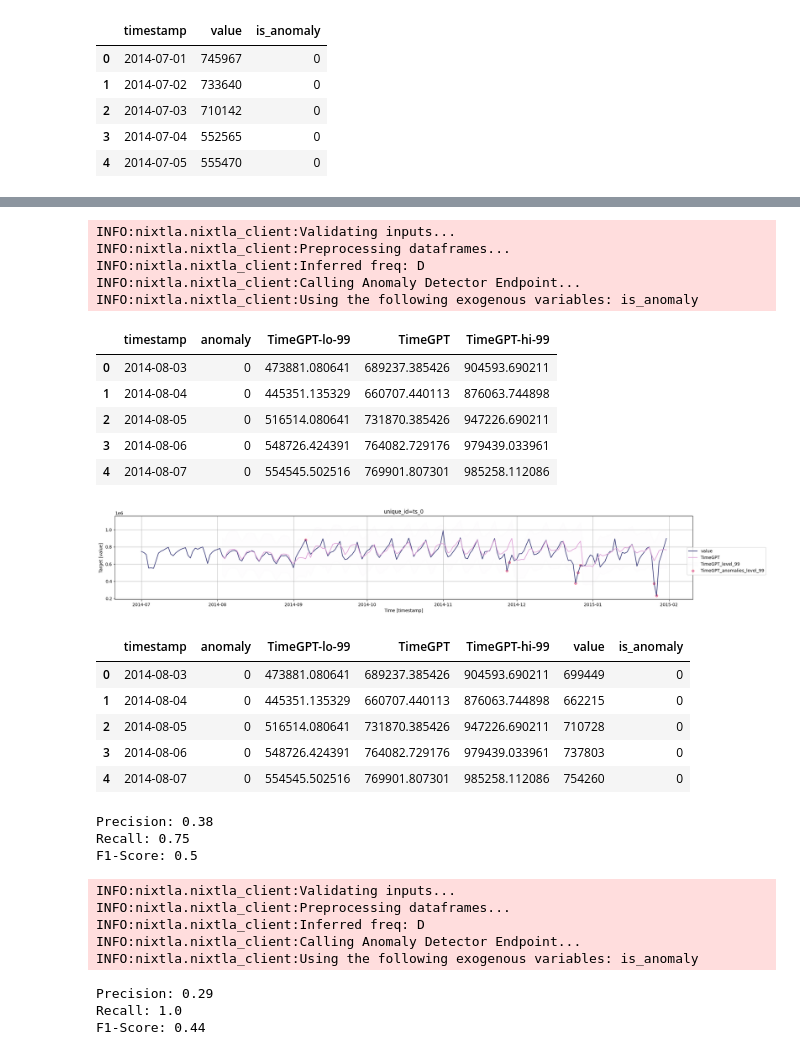
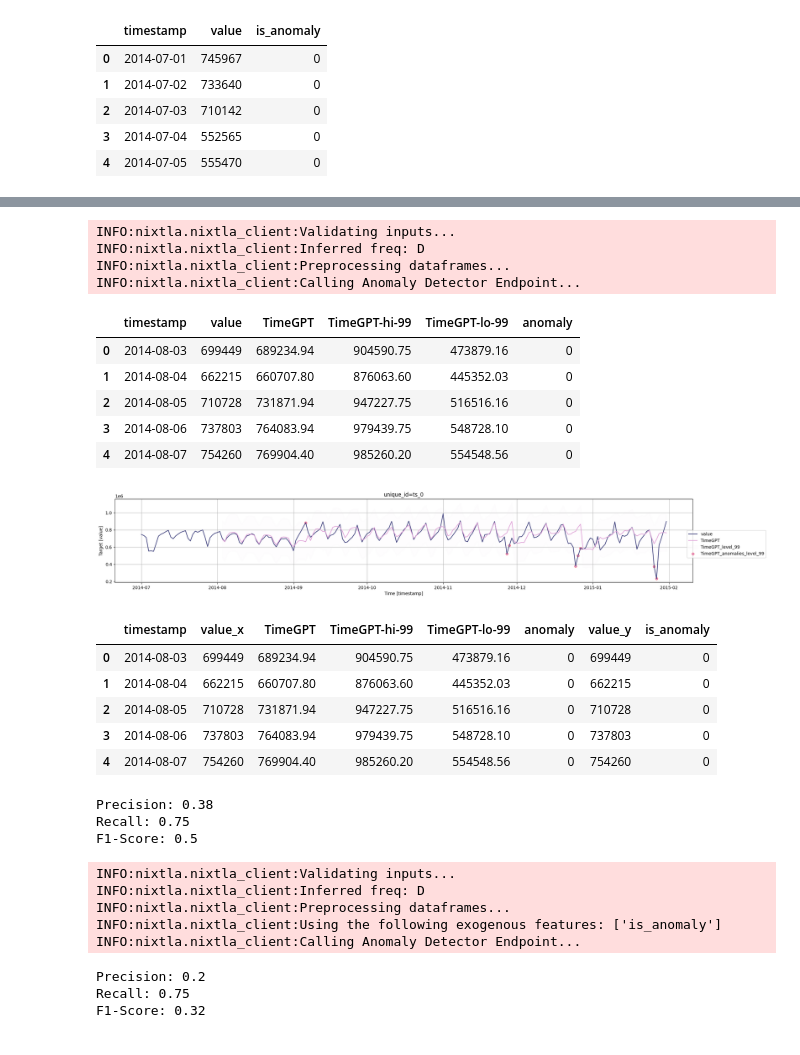
Before and after one commit to marcopeix/TimeSeriesForecastingUsingFoundationModels, a Jupyter notebook: CH03/CH03.ipynb, the cells around one changed output, grey strips where cells are left out. Saved outputs shown, nothing was run; the diff lists cells and outputs as text; code cells hidden in the pictures.

```diff
--- a/CH03/CH03.ipynb
+++ b/CH03/CH03.ipynb
@@ -557,20 +634,19 @@ plt.savefig("figures/CH03_codefig09.png", dpi=300)
 # %%
 anomalies_df = nixtla_client.detect_anomalies(
-    df,
+    df[['timestamp', 'value']],
     time_col='timestamp',
     target_col='value',
 )
-
+anomalies_df['anomaly'] = anomalies_df['anomaly'].astype(int)
 anomalies_df.head()
 # %% [output]
 INFO:nixtla.nixtla_client:Validating inputs...
+INFO:nixtla.nixtla_client:Inferred freq: D
 INFO:nixtla.nixtla_client:Preprocessing dataframes...
-INFO:nixtla.nixtla_client:Inferred freq: D
 INFO:nixtla.nixtla_client:Calling Anomaly Detector Endpoint...
-INFO:nixtla.nixtla_client:Using the following exogenous variables: is_anomaly
-|  | timestamp | anomaly | TimeGPT-lo-99 | TimeGPT | TimeGPT-hi-99 |
-| 0 | 2014-08-03 | 0 | 473881.080641 | 689237.385426 | 904593.690211 |
-| 1 | 2014-08-04 | 0 | 445351.135329 | 660707.440113 | 876063.744898 |
-| 2 | 2014-08-05 | 0 | 516514.080641 | 731870.385426 | 947226.690211 |
-| 3 | 2014-08-06 | 0 | 548726.424391 | 764082.729176 | 979439.033961 |
-| 4 | 2014-08-07 | 0 | 554545.502516 | 769901.807301 | 985258.112086 |
+|  | timestamp | value | TimeGPT | TimeGPT-hi-99 | TimeGPT-lo-99 | anomaly |
+| 0 | 2014-08-03 | 699449 | 689234.94 | 904590.75 | 473879.16 | 0 |
+| 1 | 2014-08-04 | 662215 | 660707.80 | 876063.60 | 445352.03 | 0 |
+| 2 | 2014-08-05 | 710728 | 731871.94 | 947227.75 | 516516.16 | 0 |
+| 3 | 2014-08-06 | 737803 | 764083.94 | 979439.75 | 548728.10 | 0 |
+| 4 | 2014-08-07 | 754260 | 769904.40 | 985260.20 | 554548.56 | 0 |
@@ -602,18 +693,15 @@ def evaluate_anomaly_detection(df, preds_col, actual_col):
 
     return precision, recall, f1_score
 # %%
-anomalies_df['timestamp'] = pd.to_datetime(anomalies_df['timestamp'])
-
 anomaly_eval_df = pd.merge(anomalies_df, df, 'left', ['timestamp'])
-
 anomaly_eval_df.head()
 # %% [output]
-|  | timestamp | anomaly | TimeGPT-lo-99 | TimeGPT | TimeGPT-hi-99 | value | is_anomaly |
-| 0 | 2014-08-03 | 0 | 473881.080641 | 689237.385426 | 904593.690211 | 699449 | 0 |
-| 1 | 2014-08-04 | 0 | 445351.135329 | 660707.440113 | 876063.744898 | 662215 | 0 |
-| 2 | 2014-08-05 | 0 | 516514.080641 | 731870.385426 | 947226.690211 | 710728 | 0 |
-| 3 | 2014-08-06 | 0 | 548726.424391 | 764082.729176 | 979439.033961 | 737803 | 0 |
-| 4 | 2014-08-07 | 0 | 554545.502516 | 769901.807301 | 985258.112086 | 754260 | 0 |
+|  | timestamp | value_x | TimeGPT | TimeGPT-hi-99 | TimeGPT-lo-99 | anomaly | value_y | is_anomaly |
+| 0 | 2014-08-03 | 699449 | 689234.94 | 904590.75 | 473879.16 | 0 | 699449 | 0 |
+| 1 | 2014-08-04 | 662215 | 660707.80 | 876063.60 | 445352.03 | 0 | 662215 | 0 |
+| 2 | 2014-08-05 | 710728 | 731871.94 | 947227.75 | 516516.16 | 0 | 710728 | 0 |
+| 3 | 2014-08-06 | 737803 | 764083.94 | 979439.75 | 548728.10 | 0 | 737803 | 0 |
+| 4 | 2014-08-07 | 754260 | 769904.40 | 985260.20 | 554548.56 | 0 | 754260 | 0 |
 # %%
 precision, recall, f1_score = evaluate_anomaly_detection(anomaly_eval_df, 'anomaly', 'is_anomaly')
 
@@ -632,8 +720,6 @@ anomalies_df_90 = nixtla_client.detect_anomalies(
     target_col='value',
 )
 
-anomalies_df_90['timestamp'] = pd.to_datetime(anomalies_df_90['timestamp'])
-
 anomaly_eval_df = pd.merge(anomalies_df_90, df, 'left', ['timestamp'])
 
 precision, recall, f1_score = evaluate_anomaly_detection(anomaly_eval_df, 'anomaly', 'is_anomaly')
@@ -643,13 +729,13 @@ print(f"Recall: {round(recall,2)}")
 print(f"F1-Score: {round(f1_score,2)}")
 # %% [output]
 INFO:nixtla.nixtla_client:Validating inputs...
+INFO:nixtla.nixtla_client:Inferred freq: D
 INFO:nixtla.nixtla_client:Preprocessing dataframes...
-INFO:nixtla.nixtla_client:Inferred freq: D
+INFO:nixtla.nixtla_client:Using the following exogenous features: ['is_anomaly']
 INFO:nixtla.nixtla_client:Calling Anomaly Detector Endpoint...
-INFO:nixtla.nixtla_client:Using the following exogenous variables: is_anomaly
-Precision: 0.29
-Recall: 1.0
-F1-Score: 0.44
+Precision: 0.2
+Recall: 0.75
+F1-Score: 0.32
 # %%
 fig, (ax1, ax2) = plt.subplots(nrows=1, ncols=2, figsize=(16,8))
 
```
Also changed, not shown: parts of 40 cells of this notebook.
